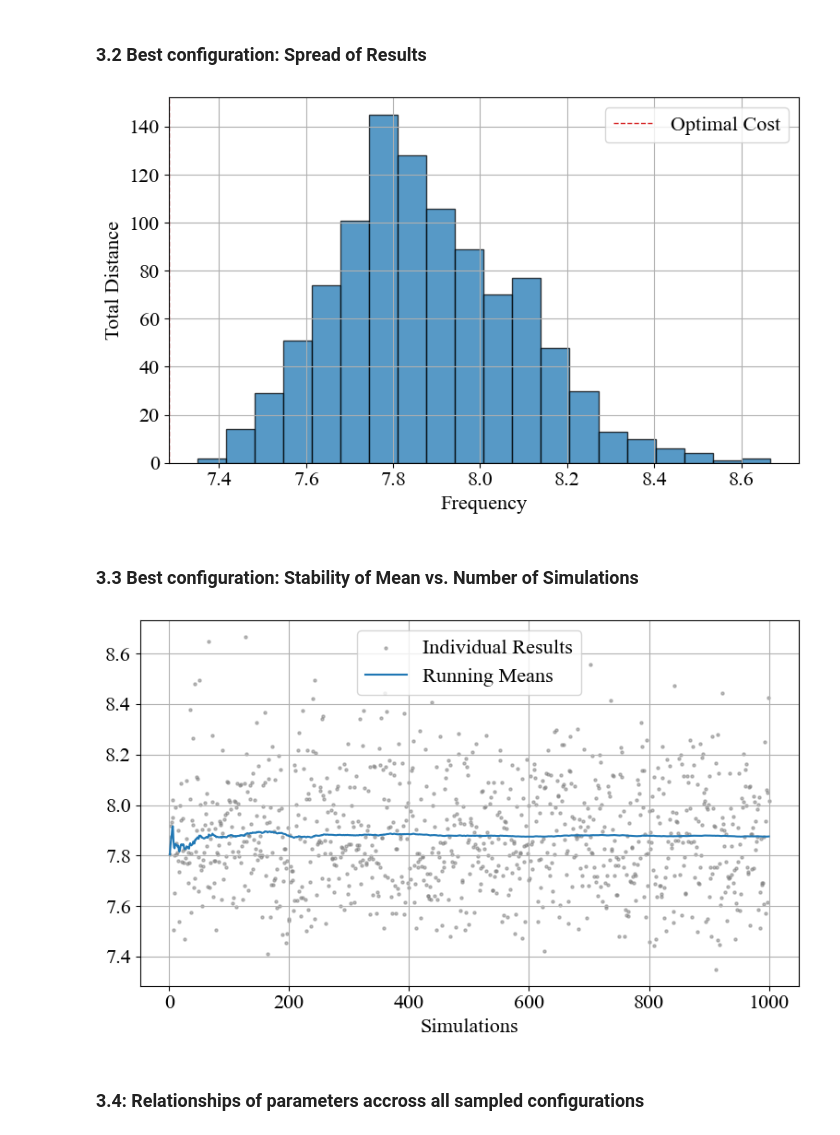
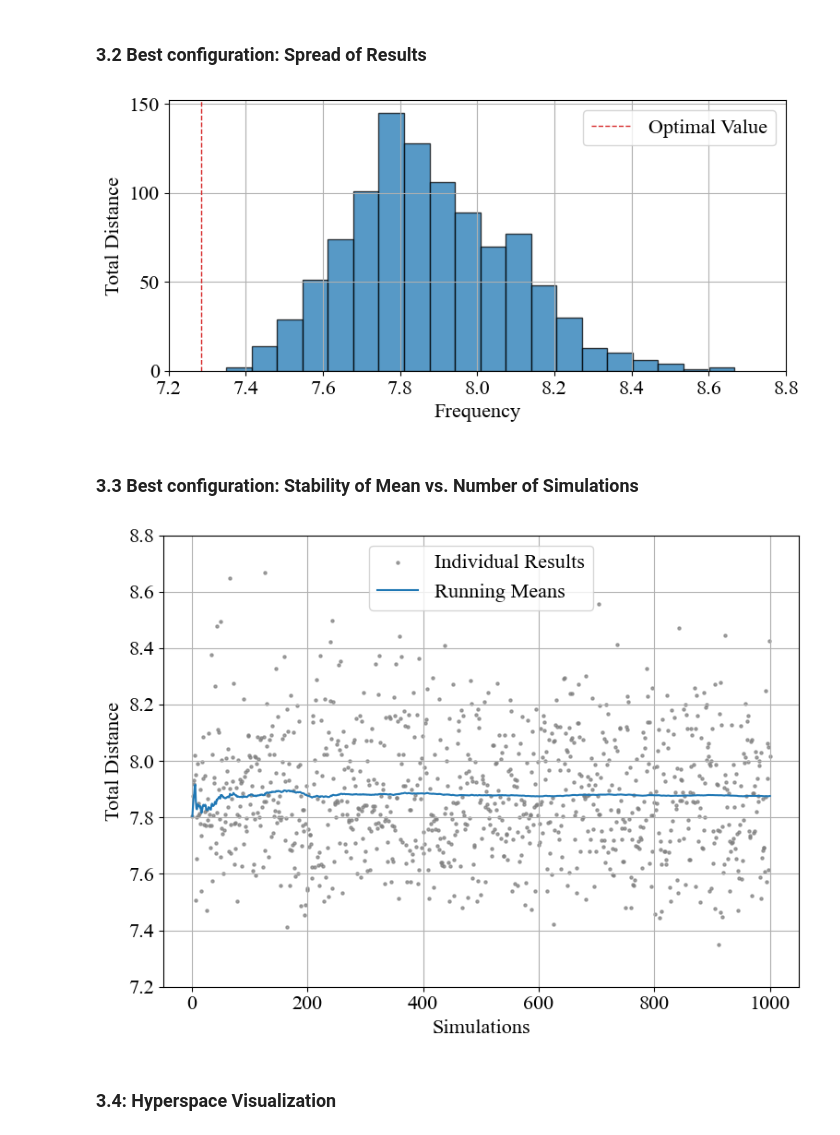
Before and after one commit to fwuermseher/evobandits-demo, a Jupyter notebook: evobandits_demo.ipynb, the cells around one changed output. Cells and saved outputs as stored; diff of their text form; code cells hidden in the pictures.

```diff
--- a/evobandits_demo.ipynb
+++ b/evobandits_demo.ipynb
@@ -159,41 +175,43 @@ plt.show()
 # %% [markdown]
 ### 3.2 Best configuration: Spread of Results
 # %%
-plt.figure(figsize=(8, 5))
+plt.figure(figsize=(8, 4))
 plt.grid()
 
 plt.hist(results, bins=20, alpha=0.75, edgecolor="black")
-plt.axvline(TSP_OPT_COST, linestyle='--', linewidth=1, color="C3", label="Optimal Cost")
+plt.axvline(TSP_OPT_COST, linestyle='--', linewidth=1, color="C3", label="Optimal Value")
 
 plt.ylabel("Total Distance")
 plt.xlabel("Frequency")
+plt.xlim(7.20, 8.80)
 plt.legend()
 
 plt.tight_layout()
 plt.savefig(Path("_plots/03_ga_results_spread.pdf"))
 plt.show()
 # %% [output]
-[figure, old version]
+[figure, new version]
 # %% [markdown]
 ### 3.3 Best configuration: Stability of Mean vs. Number of Simulations
 # %%
-plt.figure(figsize=(8, 5))
+plt.figure(figsize=(8, 6))
 plt.grid()
 
 sim_idx = np.arange(1, len(results) + 1)
-plt.scatter(sim_idx, results, s=5, alpha=0.5, color="C7", label="Individual Results")
+plt.scatter(sim_idx, results, s=5, alpha=0.7, color="C7", label="Individual Results")
 
 running_means = np.cumsum(results) / sim_idx
 plt.plot(sim_idx, running_means, color="C0", label="Running Means")
 
-plt.xlabel("Total Distance")
+plt.ylabel("Total Distance")
 plt.xlabel("Simulations")
+plt.ylim(7.20, 8.80)
 plt.legend()
 
 plt.tight_layout()
 plt.savefig(Path("_plots/03_ga_results_means.pdf"))
 plt.show()
 # %% [output]
-[figure, old version]
+[figure, new version]
 # %% [markdown]
-### 3.4: Relationships of parameters accross all sampled configurations
+### 3.4: Hyperspace Visualization
```
Also changed, not shown: parts of 10 cells of this notebook.
